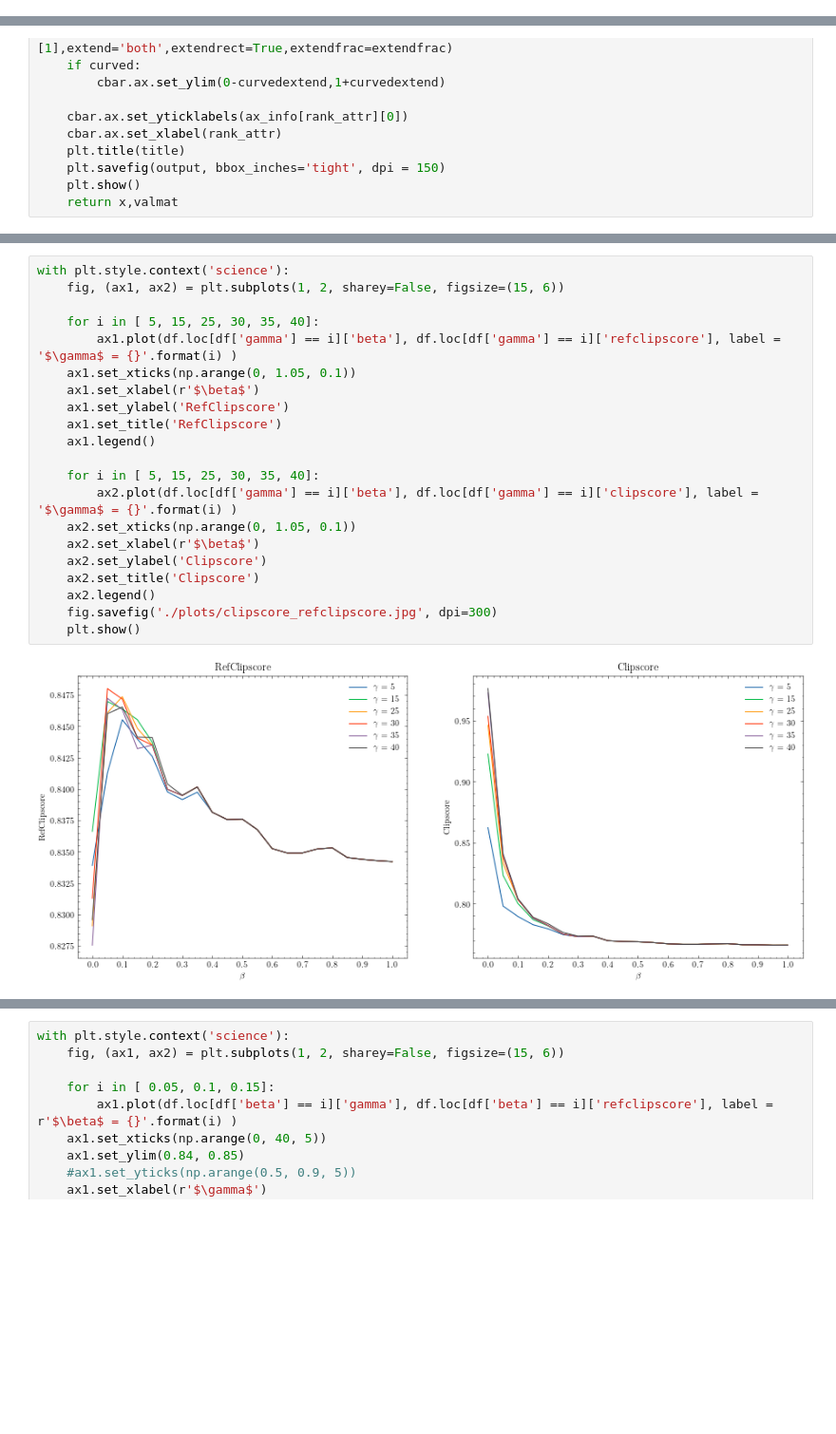
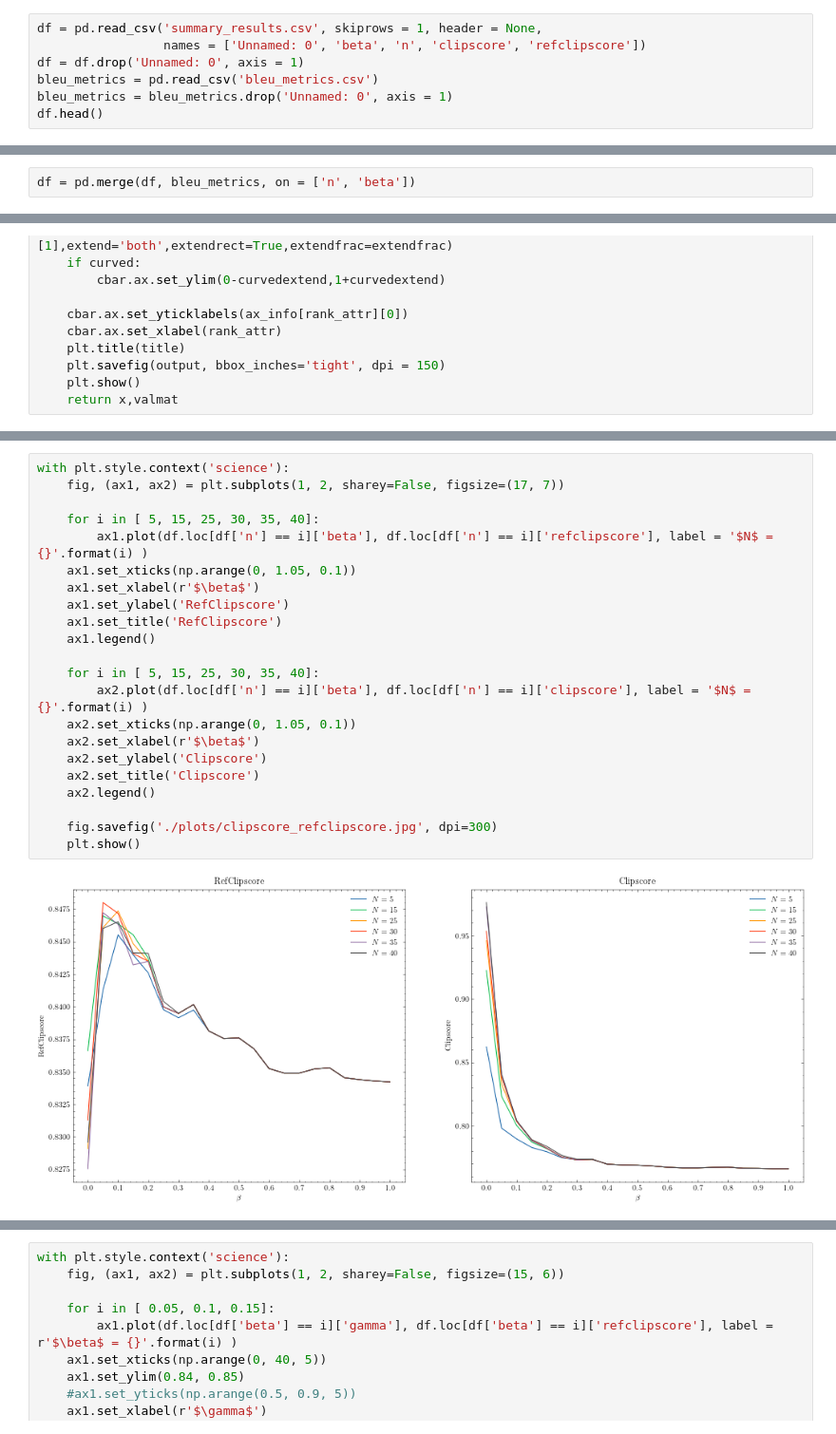
Before and after one commit to JAVI897/CLIP_prefix_caption, a Jupyter notebook: fit_beta_gamma/analysis results.ipynb, the cells around one changed output, grey strips where cells are left out. Shown at 95% size. Cells and saved outputs as stored; diff of their text form; blank space fills up the shorter version.

```diff
--- a/fit_beta_gamma/analysis results.ipynb
+++ b/fit_beta_gamma/analysis results.ipynb
@@ -28,0 +19,7 @@ df.head()
+# %%
+df = pd.read_csv('summary_results.csv', skiprows = 1, header = None,
+                 names = ['Unnamed: 0', 'beta', 'n', 'clipscore', 'refclipscore'])
+df = df.drop('Unnamed: 0', axis = 1)
+bleu_metrics = pd.read_csv('bleu_metrics.csv')
+bleu_metrics = bleu_metrics.drop('Unnamed: 0', axis = 1)
+df.head()
@@ -28,0 +50,2 @@ df.head()
+# %%
+df = pd.merge(df, bleu_metrics, on = ['n', 'beta'])
@@ -147,23 +246,24 @@ df.sort_values('refclipscore', ascending = False).head(10)
 # %%
 with plt.style.context('science'):
-    fig, (ax1, ax2) = plt.subplots(1, 2, sharey=False, figsize=(15, 6))
+    fig, (ax1, ax2) = plt.subplots(1, 2, sharey=False, figsize=(17, 7))
 
     for i in [ 5, 15, 25, 30, 35, 40]:
-        ax1.plot(df.loc[df['gamma'] == i]['beta'], df.loc[df['gamma'] == i]['refclipscore'], label = '$\gamma$ = {}'.format(i) )
+        ax1.plot(df.loc[df['n'] == i]['beta'], df.loc[df['n'] == i]['refclipscore'], label = '$N$ = {}'.format(i) )
     ax1.set_xticks(np.arange(0, 1.05, 0.1))
     ax1.set_xlabel(r'$\beta$')
     ax1.set_ylabel('RefClipscore')
     ax1.set_title('RefClipscore')
     ax1.legend()
 
     for i in [ 5, 15, 25, 30, 35, 40]:
-        ax2.plot(df.loc[df['gamma'] == i]['beta'], df.loc[df['gamma'] == i]['clipscore'], label = '$\gamma$ = {}'.format(i) )
+        ax2.plot(df.loc[df['n'] == i]['beta'], df.loc[df['n'] == i]['clipscore'], label = '$N$ = {}'.format(i) )
     ax2.set_xticks(np.arange(0, 1.05, 0.1))
     ax2.set_xlabel(r'$\beta$')
     ax2.set_ylabel('Clipscore')
     ax2.set_title('Clipscore')
     ax2.legend()
+
     fig.savefig('./plots/clipscore_refclipscore.jpg', dpi=300)
     plt.show()
 # %% [output]
-[figure, old version]
+[figure, new version]
```
Also changed, not shown: parts of 12 cells of this notebook, 33 other files.
